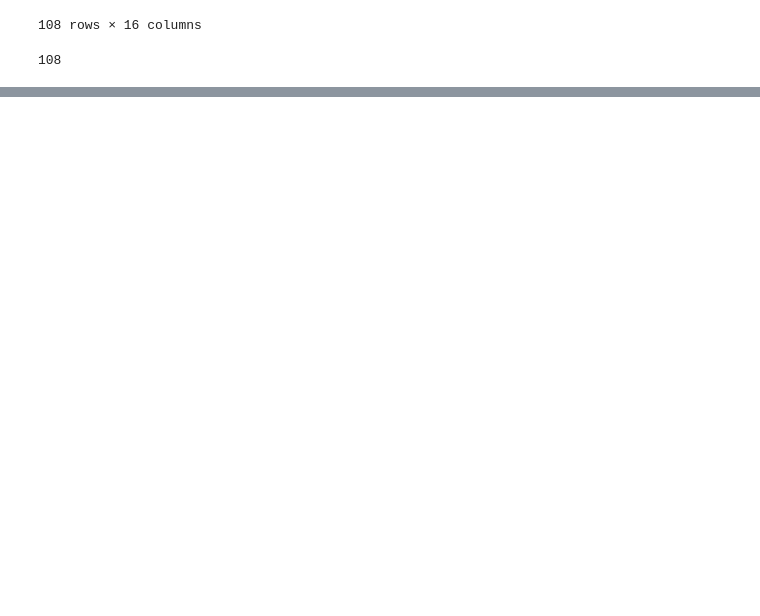
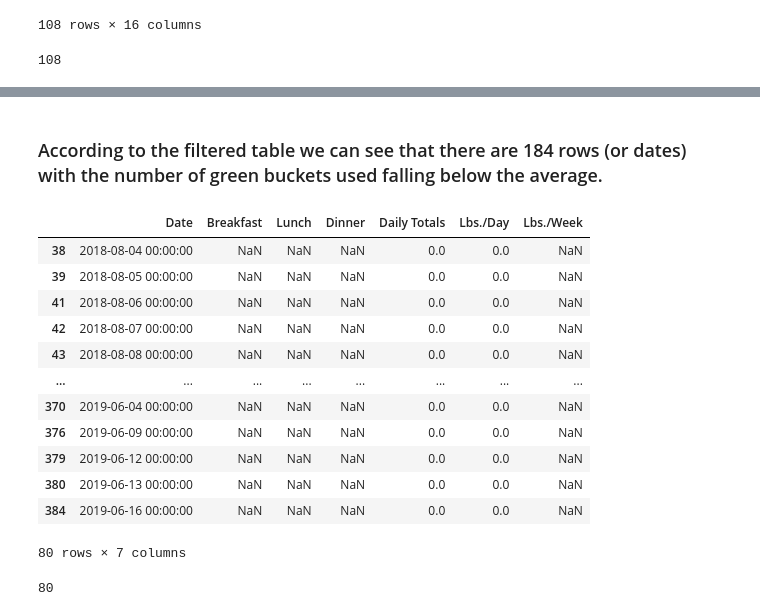
Before and after one commit to tainguyen103/CompostDataCSE, a Jupyter notebook: CSE Compost Data .ipynb, the cells around one changed output, grey strips where cells are left out. Drawn from its saved outputs; the diff is of its cells as text; code cells hidden in the pictures; blank space fills up the shorter version.

```diff
--- a/CSE Compost Data .ipynb
+++ b/CSE Compost Data .ipynb
@@ -249,0 +346,26 @@ actual22.shape[0]
+# %% [markdown]
+### According to the filtered table we can see that there are 184 rows (or dates) with the number of green buckets used falling below the average.
+# %%
+# filter by dates where all 3 meals are null or do not have a recorded value
+nullallmeals19 = fy19.loc[(fy19['Breakfast'].isnull()) & (fy19['Lunch'].isnull()) & (fy19['Dinner'].isnull())]
+actual19 = nullallmeals19.loc[nullallmeals19["Date"] != "Weekly Totals"]
+actual19
+# %% [output]
+|  | Date | Breakfast | Lunch | Dinner | Daily Totals | Lbs./Day | Lbs./Week |
+| 38 | 2018-08-04 00:00:00 | NaN | NaN | NaN | 0.0 | 0.0 | NaN |
+| 39 | 2018-08-05 00:00:00 | NaN | NaN | NaN | 0.0 | 0.0 | NaN |
+| 41 | 2018-08-06 00:00:00 | NaN | NaN | NaN | 0.0 | 0.0 | NaN |
+| 42 | 2018-08-07 00:00:00 | NaN | NaN | NaN | 0.0 | 0.0 | NaN |
+| 43 | 2018-08-08 00:00:00 | NaN | NaN | NaN | 0.0 | 0.0 | NaN |
+| ... | ... | ... | ... | ... | ... | ... | ... |
+| 370 | 2019-06-04 00:00:00 | NaN | NaN | NaN | 0.0 | 0.0 | NaN |
+| 376 | 2019-06-09 00:00:00 | NaN | NaN | NaN | 0.0 | 0.0 | NaN |
+| 379 | 2019-06-12 00:00:00 | NaN | NaN | NaN | 0.0 | 0.0 | NaN |
+| 380 | 2019-06-13 00:00:00 | NaN | NaN | NaN | 0.0 | 0.0 | NaN |
+| 384 | 2019-06-16 00:00:00 | NaN | NaN | NaN | 0.0 | 0.0 | NaN |
+80 rows × 7 columns
+# %%
+# count the days, or number of rows
+actual19.shape[0]
+# %% [output]
+80
```
Also changed, not shown: parts of 16 cells of this notebook.
